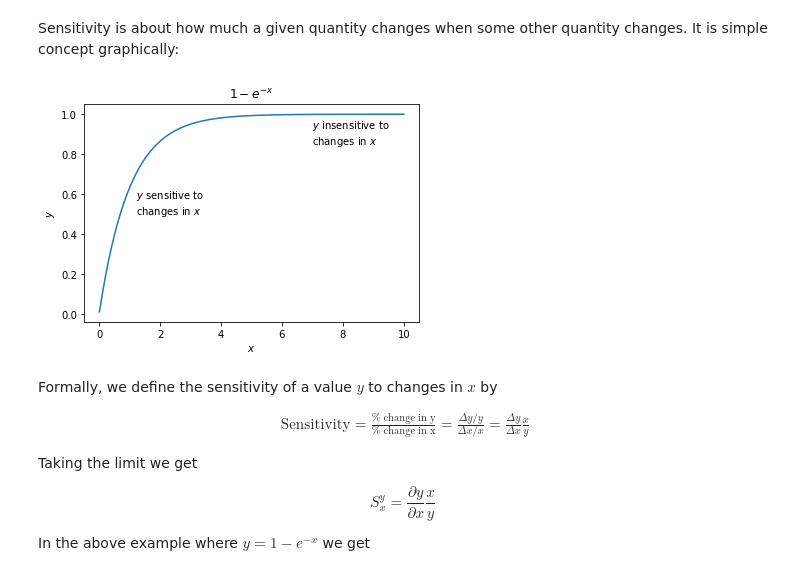
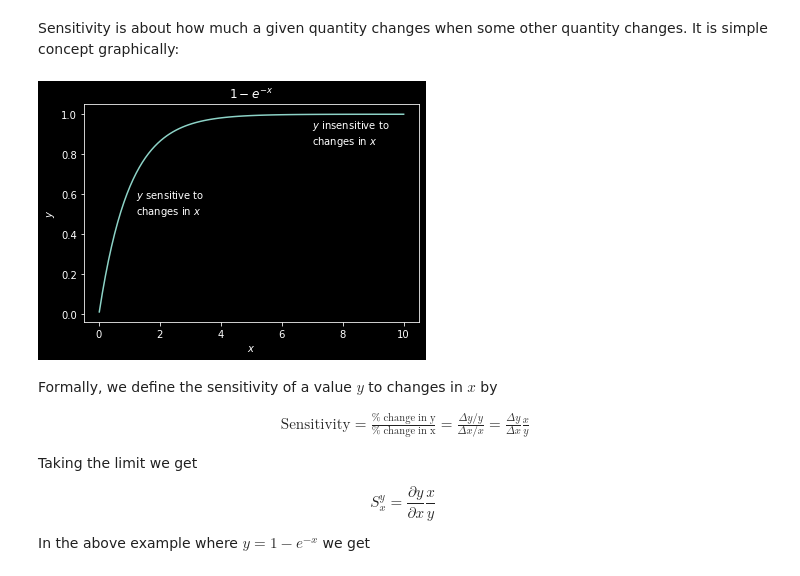
Before and after one commit to christakahashi/ECE447, a Jupyter notebook: lectures/sensitivity.ipynb, the cells around one changed output. Cells and saved outputs as stored; diff of their text form; code cells hidden in the pictures.

```diff
--- a/lectures/sensitivity.ipynb
+++ b/lectures/sensitivity.ipynb
@@ -30,17 +13,28 @@ init_printing(use_latex='mathjax')
+# %%
+import numpy as np
+import scipy.integrate as spi
+from scipy.optimize import leastsq
+import matplotlib.pyplot as plt
+from sympy import *
+
+%matplotlib inline
+
+#comment out for light mode
+plt.style.use('dark_background')
 # %% [markdown]
 # Definitions
 # %% [markdown]
 Sensitivity is about how much a given quantity changes when some other quantity changes. It is simple concept graphically:
 # %%
-t = np.linspace(0.01,10,100)
+x = np.linspace(0.01,10,100)
 plt.plot(t,1-np.exp(-x));
 plt.xlabel("$x$")
 plt.ylabel("$y$")
 plt.text(1.2,0.5,"$y$ sensitive to\nchanges in $x$",horizontalalignment='left')
 plt.text(7,0.85,"$y$ insensitive to\nchanges in $x$",horizontalalignment='left')
 plt.title("$1-e^{-x}$");
 # %% [output]
-[figure, old version]
+[figure, new version]
 # %% [markdown]
 Formally, we define the sensitivity of a value $y$ to changes in $x$ by
 
```
Also changed, not shown: parts of 4 cells of this notebook.
